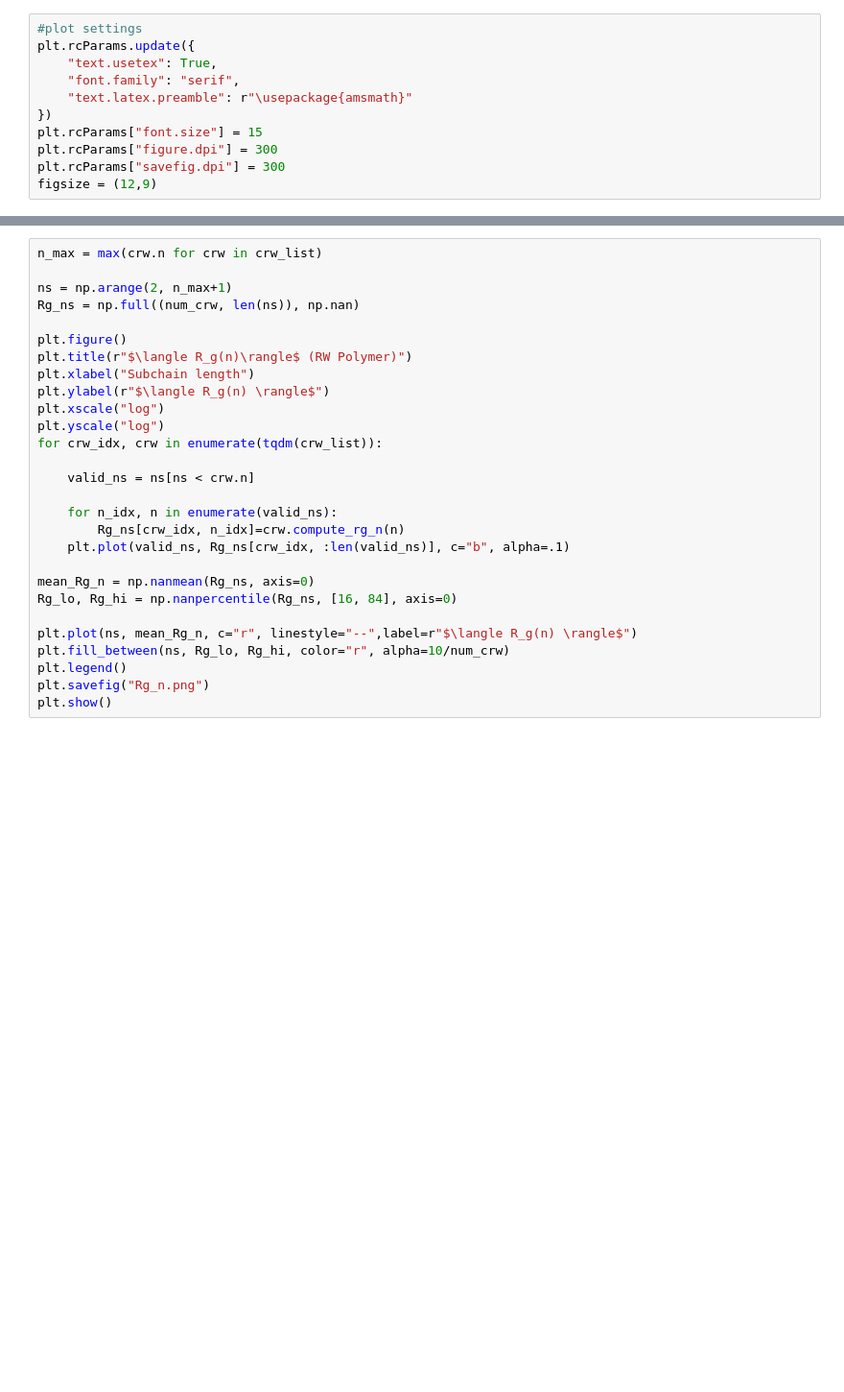
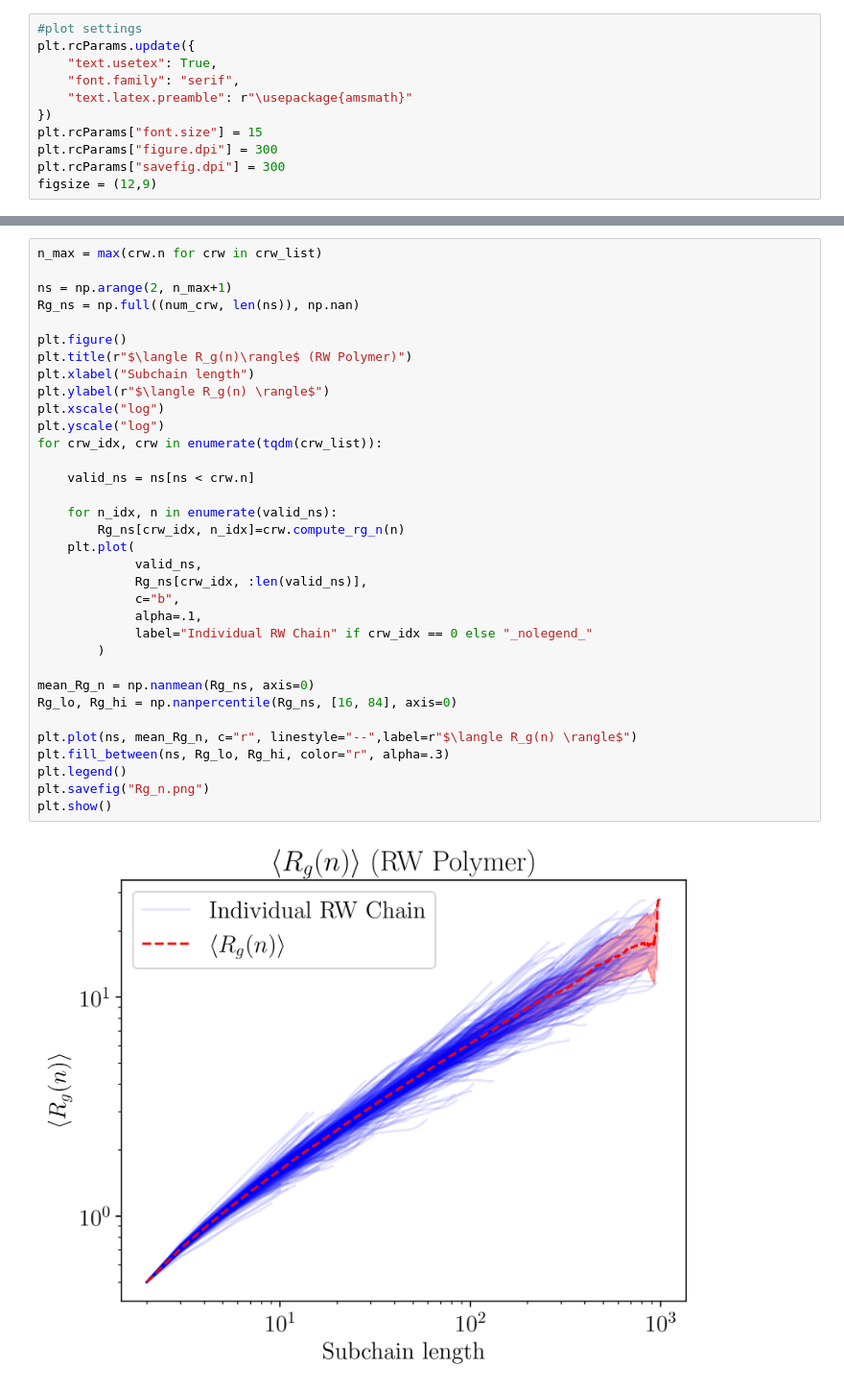
Before and after one commit to ayorba/constrained-polymer, a Jupyter notebook: crw_stats.ipynb, the cells around one changed output, grey strips where cells are left out. Shown at 96% size. Drawn from its saved outputs; the diff is of its cells as text; blank space fills up the shorter version.

```diff
--- a/crw_stats.ipynb
+++ b/crw_stats.ipynb
@@ -48,31 +72,39 @@ plt.savefig("RgVsN.png")
 # %%
 n_max = max(crw.n for crw in crw_list)
 
 ns = np.arange(2, n_max+1)
 Rg_ns = np.full((num_crw, len(ns)), np.nan)
 
 plt.figure()
 plt.title(r"$\langle R_g(n)\rangle$ (RW Polymer)")
 plt.xlabel("Subchain length")
 plt.ylabel(r"$\langle R_g(n) \rangle$")
 plt.xscale("log")
 plt.yscale("log")
 for crw_idx, crw in enumerate(tqdm(crw_list)):
 
     valid_ns = ns[ns < crw.n]
 
     for n_idx, n in enumerate(valid_ns):
         Rg_ns[crw_idx, n_idx]=crw.compute_rg_n(n)
-    plt.plot(valid_ns, Rg_ns[crw_idx, :len(valid_ns)], c="b", alpha=.1)
+    plt.plot(
+             valid_ns,
+             Rg_ns[crw_idx, :len(valid_ns)],
+             c="b",
+             alpha=.1,
+             label="Individual RW Chain" if crw_idx == 0 else "_nolegend_"
+        )
 
 mean_Rg_n = np.nanmean(Rg_ns, axis=0)
 Rg_lo, Rg_hi = np.nanpercentile(Rg_ns, [16, 84], axis=0)
 
 plt.plot(ns, mean_Rg_n, c="r", linestyle="--",label=r"$\langle R_g(n) \rangle$")
-plt.fill_between(ns, Rg_lo, Rg_hi, color="r", alpha=10/num_crw)
+plt.fill_between(ns, Rg_lo, Rg_hi, color="r", alpha=.3)
 plt.legend()
 plt.savefig("Rg_n.png")
 plt.show()
+# %% [output]
+[figure, added]
 # %%
 # Now when the polymers begin to fold what happens?
 # First examine different central forces, and what they do to to final R_g(N) and the <R_g(n)> at different temperatures
```
Also changed, not shown: parts of 6 cells of this notebook, 1 other file.
